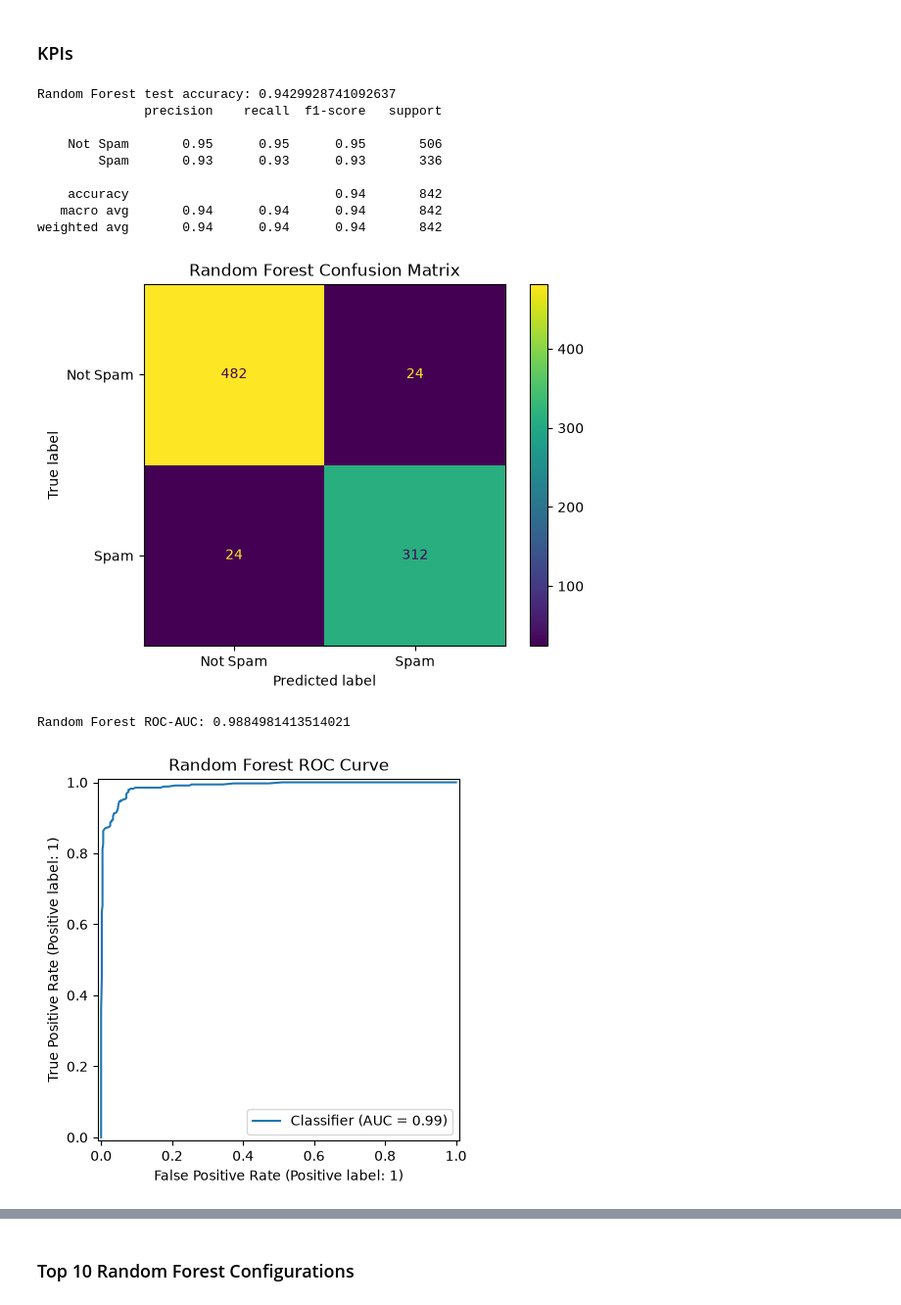
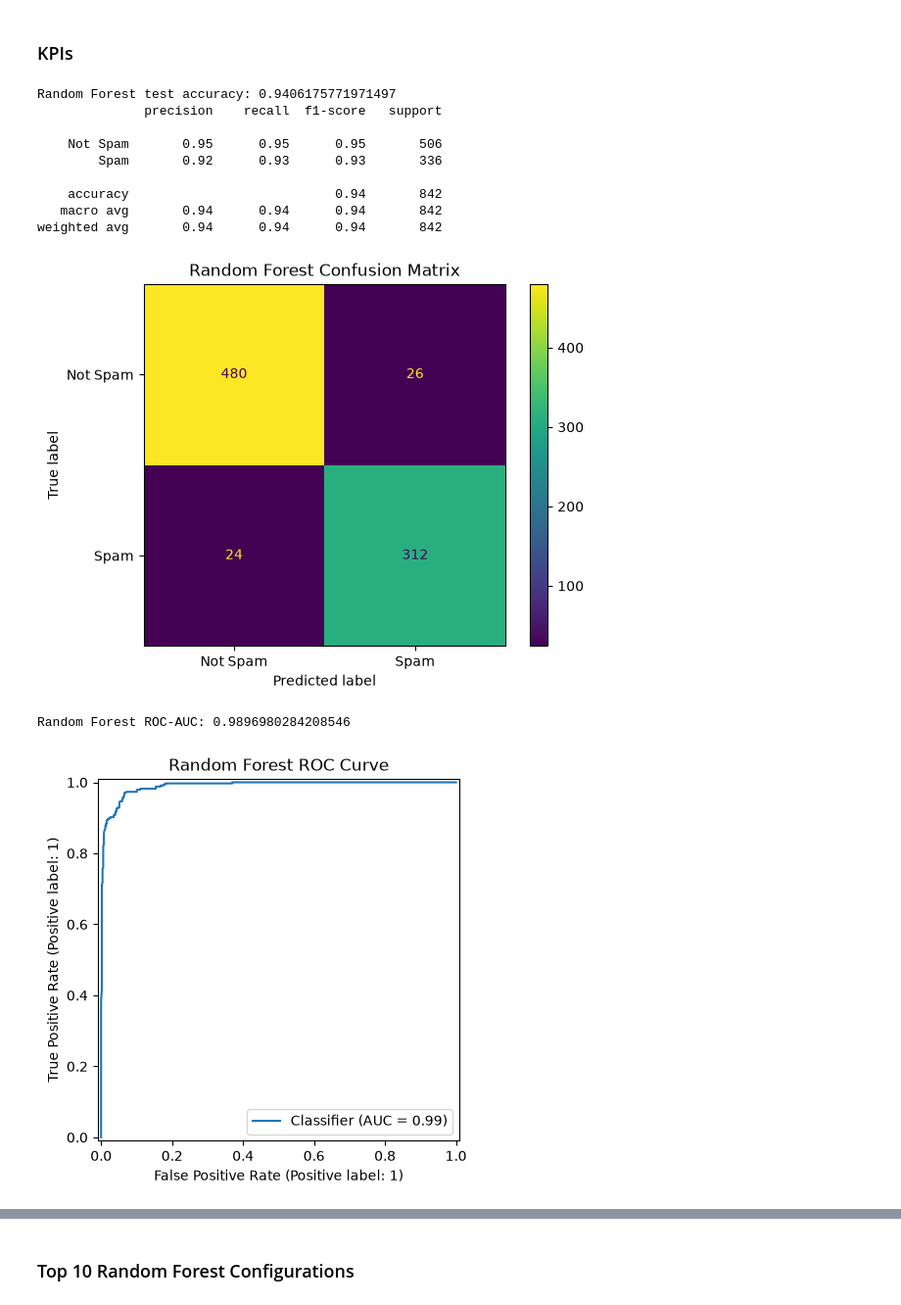
Before and after one commit to MAURXXX/Spam-Detection-using-ML-Models, a Jupyter notebook: app.ipynb, the cells around one changed output, grey strips where cells are left out. Shown at 98% size. Cells and saved outputs as stored; diff of their text form; code cells hidden in the pictures.

Commit message:
Initial spam email detection project

```diff
--- a/app.ipynb
+++ b/app.ipynb
@@ -608,14 +593,19 @@ cv = StratifiedKFold(
 logistic_parameter_grid = [
     {
         "logistic__solver": ["liblinear"],
-        "logistic__penalty": ["l1", "l2"],
+        "logistic__l1_ratio": [0.0, 1.0],
         "logistic__C": [0.001, 0.01, 0.1, 1, 10, 100]
     },
     {
-        "logistic__solver": ["lbfgs"],
-        "logistic__penalty": ["l2"],
+        "logistic__solver": ["lbfgs", "newton-cg", "newton-cholesky"],
+        "logistic__l1_ratio": [0.0],
         "logistic__C": [0.001, 0.01, 0.1, 1, 10, 100]
-    }
+    },
+    {
+        "logistic__solver": ["saga"],
+        "logistic__l1_ratio": [0.0, 0.25, 0.5, 0.75, 1.0],
+        "logistic__C": [0.001, 0.01, 0.1, 1, 10, 100]
+    },
 ]
 # %% [markdown]
 ### Logistic Fit
@@ -651,7 +645,7 @@ GridSearchCV(cv=StratifiedKFold(n_splits=5, random_state=42, shuffle=True),
 # %% [markdown]
 ### Best Parameters
 # %%
-best_logistic_2d = grid_search_logistic.best_estimator_
+best_logistic = grid_search_logistic.best_estimator_
 
 print(grid_search_logistic.best_params_)
 print(grid_search_logistic.best_score_)
@@ -666,8 +660,8 @@ logistic_results = pd.DataFrame(
 # %% [markdown]
 ### Plot Before Decision Boundry
 # %%
-fitted_pca = best_logistic_2d.named_steps["pca"]
-fitted_logistic = best_logistic_2d.named_steps["logistic"]
+fitted_pca = best_logistic.named_steps["pca"]
+fitted_logistic = best_logistic.named_steps["logistic"]
 
 X_train_2d = fitted_pca.transform(X_train_scaled)
 X_test_2d = fitted_pca.transform(X_test_scaled)
@@ -775,10 +769,11 @@ rfc_pipeline = Pipeline([
 ### Parameters and Training
 # %%
 random_forest_parameters = {
-    "rfc__n_estimators": [100, 200, 300],
-    "rfc__max_depth": [None, 10, 20],
-    "rfc__min_samples_split": [2, 5],
-    "rfc__min_samples_leaf": [1, 2],
+    "rfc__n_estimators": [100, 200, 300, 500],
+    "rfc__max_depth": [None, 5, 10, 20, 30],
+    "rfc__min_samples_split": [2, 5, 10],
+    "rfc__min_samples_leaf": [1, 2, 4],
+    "rfc__max_features": ["sqrt", "log2"],
     "rfc__class_weight": [None, "balanced"]
 }
 
@@ -799,13 +794,8 @@ grid_search_random_forest = GridSearchCV(
     refit=True
 )
 
-# grid_search_random_forest.fit(
-#     X_train_pca,
-#     y_train
-# )
-
 grid_search_random_forest.fit(
-    X_train,
+    X_train_scaled,
     y_train
 )
 # %% [output]
@@ -944,29 +935,29 @@ check_classifier_fit(best_random_forest, X_train, y_train, X_test, y_test, "Rand
 # %%
 
 y_pred_random_forest = (
-    best_random_forest.predict(X_test)
+    best_random_forest.predict(X_test_scaled)
 )
 
 y_probability_random_forest = (
     best_random_forest.predict_proba(
-        X_test
+        X_test_scaled
     )[:, 1]
 )
 
 KPIs(y_test, y_pred_random_forest, y_probability_random_forest, "Random Forest")
 # %% [output]
-Random Forest test accuracy: 0.9429928741092637
+Random Forest test accuracy: 0.9406175771971497
               precision    recall  f1-score   support
 
     Not Spam       0.95      0.95      0.95       506
-        Spam       0.93      0.93      0.93       336
+        Spam       0.92      0.93      0.93       336
 
     accuracy                           0.94       842
    macro avg       0.94      0.94      0.94       842
 weighted avg       0.94      0.94      0.94       842
 [figure]
-Random Forest ROC-AUC: 0.9884981413514021
+Random Forest ROC-AUC: 0.9896980284208546
-[figure, old version]
+[figure, new version]
 # %%
 best_params = grid_search_random_forest.best_params_
 
```
Also changed, not shown: parts of 53 cells of this notebook.
